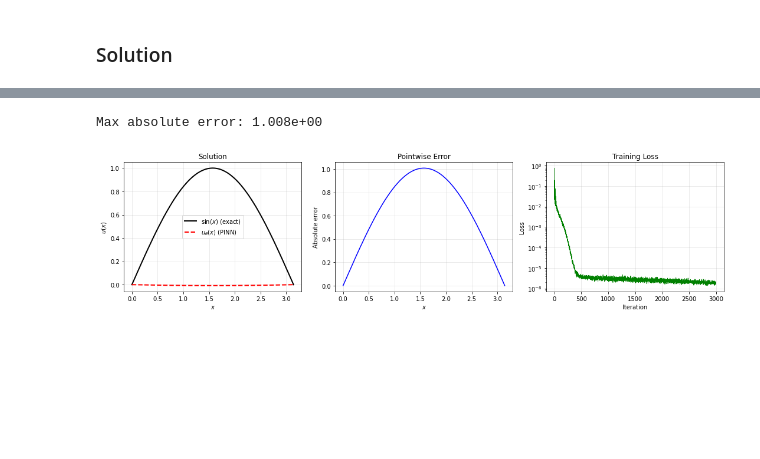
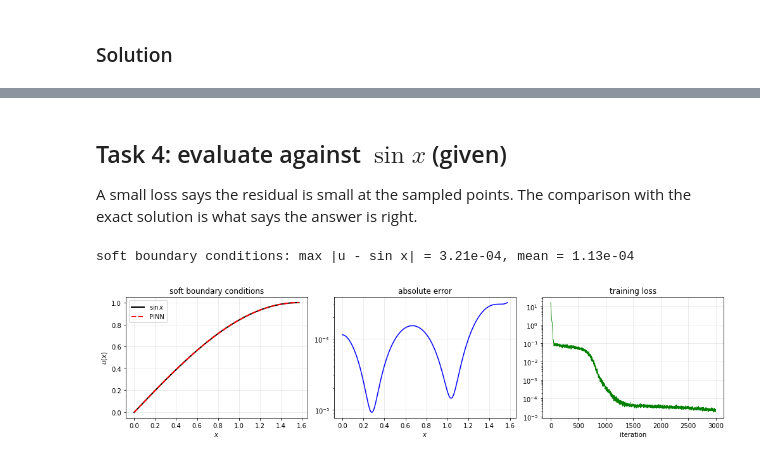
Before and after one commit to sischei/deep_learning_padova_0926, a Jupyter notebook: day2/code/09_pinns_applications/09_04_PINN_Exercise.ipynb, the cells around one changed output, grey strips where cells are left out. Cells and saved outputs as stored; diff of their text form; code cells hidden in the pictures; blank space fills up the shorter version.

Commit message:
Sessions 8 and 9: PINN notebooks rebuilt around references, the hands-on exercise made well-posed, an inverse problem and the borrowing-constraint comparison added; decks follow the stored runs

```diff
--- a/day2/code/09_pinns_applications/09_04_PINN_Exercise.ipynb
+++ b/day2/code/09_pinns_applications/09_04_PINN_Exercise.ipynb
@@ -135,17 +88,9 @@ def pde_residual(model, x):
 ### Solution
 # %%
 def pde_residual(model, x):
-    """Compute the ODE residual R(x) = u''(x) + u(x)."""
-    x.requires_grad_(True)
+    """Return R(x) = u''(x) + u(x) at the points x (shape [N, 1])."""
+    x = x.clone().requires_grad_(True)
     u = model(x)
-
-    # First derivative
-    u_x = torch.autograd.grad(u, x, grad_outputs=torch.ones_like(u),
-                              create_graph=True)[0]
-
-    # Second derivative
-    u_xx = torch.autograd.grad(u_x, x, grad_outputs=torch.ones_like(u_x),
-                               create_graph=True)[0]
-
-    # ODE residual
+    u_x  = torch.autograd.grad(u,   x, grad_outputs=torch.ones_like(u),   create_graph=True)[0]
+    u_xx = torch.autograd.grad(u_x, x, grad_outputs=torch.ones_like(u_x), create_graph=True)[0]
     return u_xx + u
@@ -253,44 +150,25 @@ The code below is provided for you, just run the cell.
+# %% [markdown]
+## Task 4: evaluate against $\sin x$ (given)
+
+A small loss says the residual is small at the sampled points. The comparison with the exact
+solution is what says the answer is right.
 # %%
-# ---------- evaluate on a fine grid ----------
-x_eval = torch.linspace(0, torch.pi, 300, device=device).unsqueeze(1)
+def evaluate(u_of_x, title):
+    x_eval = torch.linspace(0, X_END, 300).reshape(-1, 1)
+    with torch.no_grad():
+        u_pred = u_of_x(x_eval).numpy().ravel()
+    x_np = x_eval.numpy().ravel(); u_exact = np.sin(x_np); err = np.abs(u_pred - u_exact)
+    print(f"{title}: max |u - sin x| = {err.max():.2e}, mean = {err.mean():.2e}")
+    fig, axes = plt.subplots(1, 3, figsize=(14, 3.6))
+    axes[0].plot(x_np, u_exact, "k-", lw=2, label=r"$\sin x$")
+    axes[0].plot(x_np, u_pred, "r--", lw=2, label="PINN")
+    axes[0].set_xlabel("$x$"); axes[0].set_ylabel("$u(x)$"); axes[0].legend(); axes[0].set_title(title)
+    axes[1].semilogy(x_np, err, "b-"); axes[1].set_xlabel("$x$"); axes[1].set_title("absolute error")
+    axes[2].semilogy(loss_history, "g-", lw=0.8); axes[2].set_xlabel("iteration"); axes[2].set_title("training loss")
+    fig.tight_layout(); plt.show()
+    return err.max()
 
-with torch.no_grad():
-    u_pred = model(x_eval).cpu().numpy().flatten()
-
-x_np = x_eval.cpu().numpy().flatten()
-u_exact = np.sin(x_np)
-
-max_err = np.max(np.abs(u_pred - u_exact))
-print(f"Max absolute error: {max_err:.3e}")
-
-# ---------- three-panel plot ----------
-fig, axes = plt.subplots(1, 3, figsize=(15, 4))
-
-# (a) PINN vs analytical
-axes[0].plot(x_np, u_exact, "k-", lw=2, label=r"$\sin(x)$ (exact)")
-axes[0].plot(x_np, u_pred, "r--", lw=2, label=r"$u_\theta(x)$ (PINN)")
-axes[0].set_xlabel(r"$x$")
-axes[0].set_ylabel(r"$u(x)$")
-axes[0].set_title("Solution")
-axes[0].legend()
-axes[0].grid(True, alpha=0.3)
-
-# (b) absolute error
-axes[1].plot(x_np, np.abs(u_pred - u_exact), "b-", lw=1.5)
-axes[1].set_xlabel(r"$x$")
-axes[1].set_ylabel("Absolute error")
-axes[1].set_title("Pointwise Error")
-axes[1].grid(True, alpha=0.3)
-
-# (c) training loss
-axes[2].semilogy(loss_history, "g-", lw=0.8)
-axes[2].set_xlabel("Iteration")
-axes[2].set_ylabel("Loss")
-axes[2].set_title("Training Loss")
-axes[2].grid(True, alpha=0.3)
-
-fig.tight_layout()
-plt.show()
+err_soft = evaluate(model, "soft boundary conditions")
 # %% [output]
-Max absolute error: 1.008e+00
+soft boundary conditions: max |u - sin x| = 3.21e-04, mean = 1.13e-04
-[figure, old version]
+[figure, new version]
```
Also changed, not shown: parts of 23 cells of this notebook, 27 other files.
